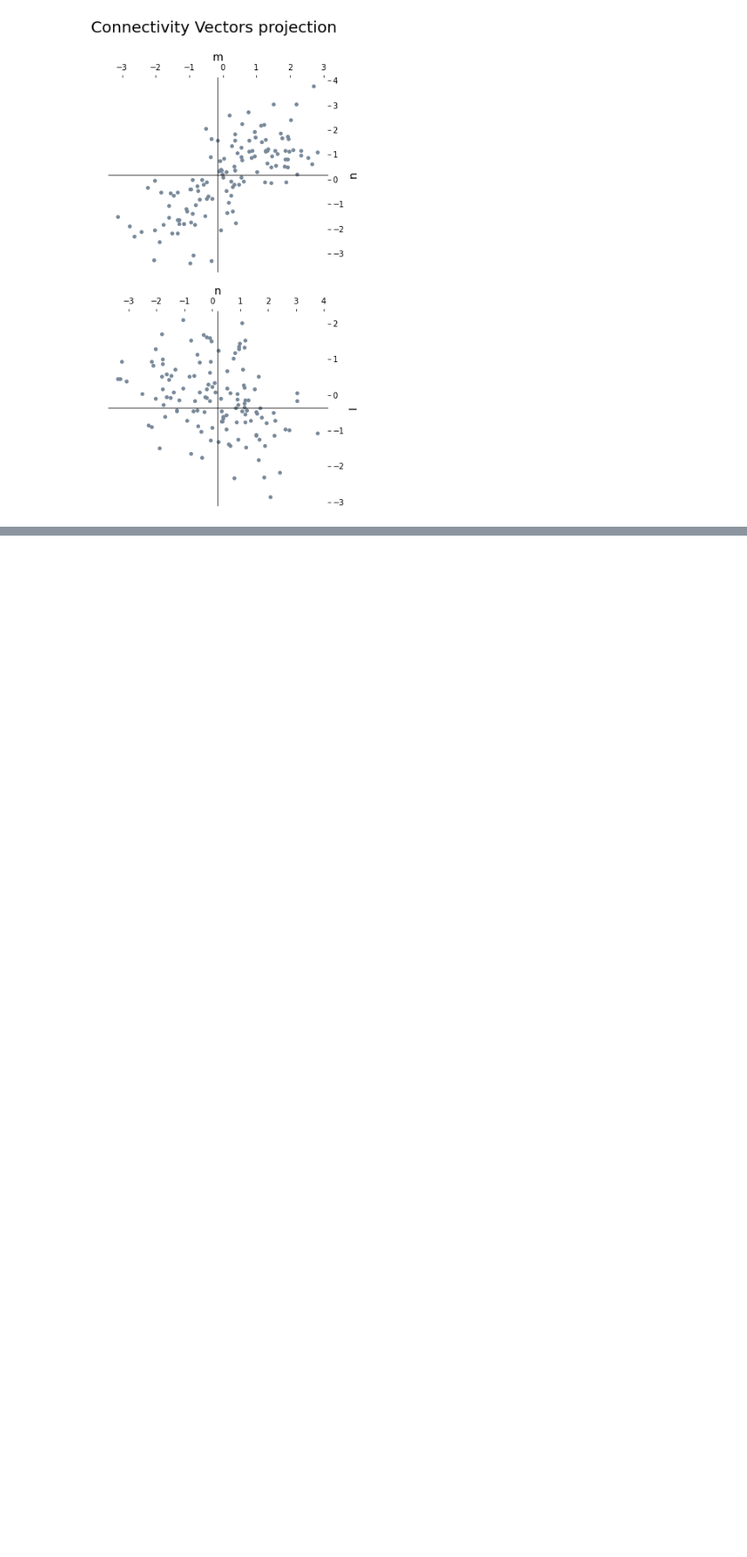
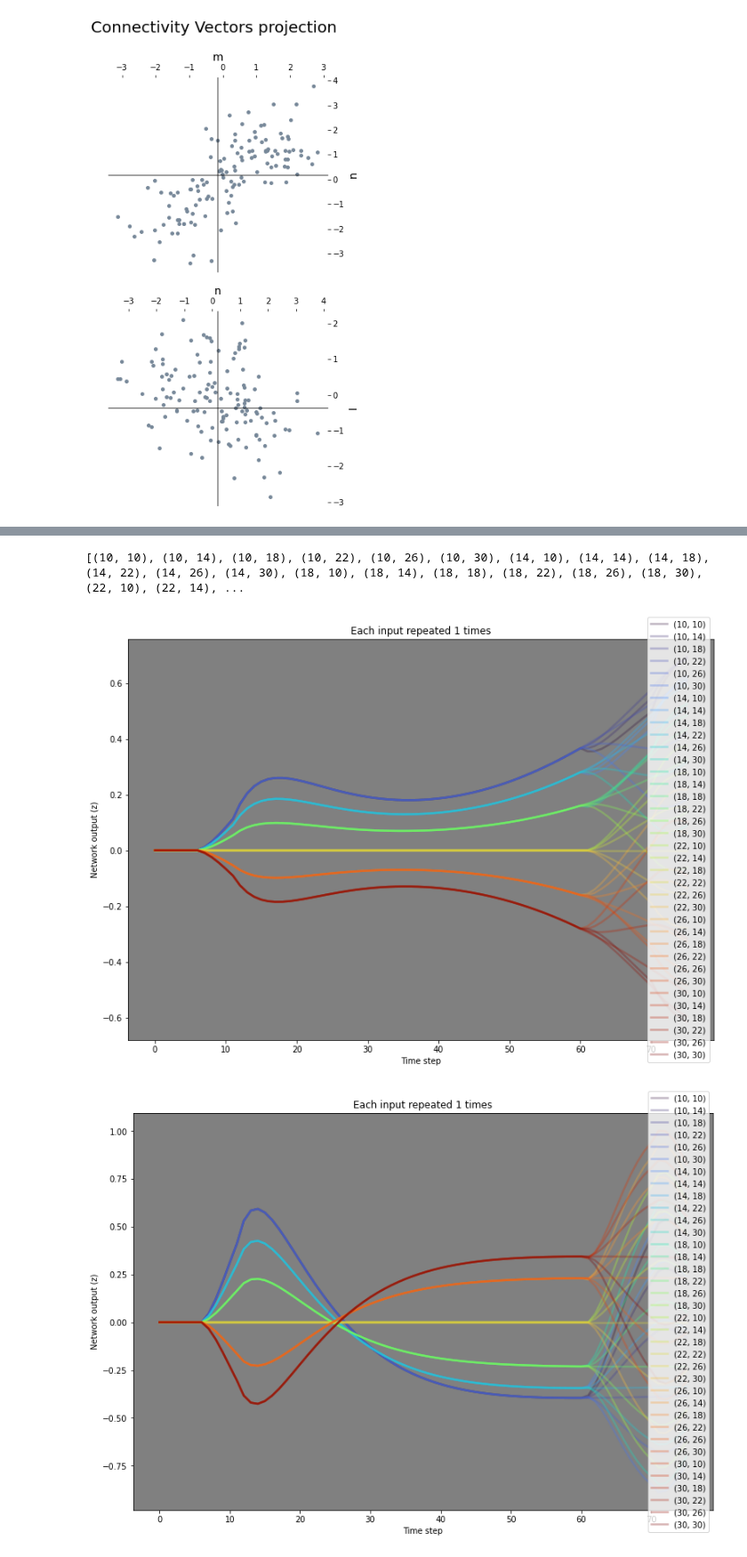
Before and after one commit to Erfan7bt/MHBF, a Jupyter notebook: Projects/ErfanCheck.ipynb, the cells around one changed output, grey strips where cells are left out. Shown at 89% size. Drawn from its saved outputs; the diff is of its cells as text; code cells hidden in the pictures; blank space fills up the shorter version.

```diff
--- a/Projects/ErfanCheck.ipynb
+++ b/Projects/ErfanCheck.ipynb
@@ -106,0 +97,27 @@ plot_input_range(onedmodel_given,
+# %%
+in_params = []
+
+for i in [10,14,18,22,26,30]:
+    for j in [10,14,18,22,26,30]:
+        in_params.append((i,j))
+
+print(in_params)
+
+plot_input_range(twomodel,
+                parametric,
+                in_params,
+                alpha=0.3,
+                num_repeat=1,
+                figsize=(16, 9),
+                linewidth=2.5)
+plot_input_range(twomodel_given,
+                parametric,
+                in_params,
+                alpha=0.3,
+                num_repeat=1,
+                figsize=(16, 9),
+                linewidth=2.5)
+# %% [output]
+[(10, 10), (10, 14), (10, 18), (10, 22), (10, 26), (10, 30), (14, 10), (14, 14), (14, 18), (14, 22), (14, 26), (14, 30), (18, 10), (18, 14), (18, 18), (18, 22), (18, 26), (18, 30), (22, 10), (22, 14), ...
+[figure, added]
+[figure, added]
```
Also changed, not shown: parts of 7 cells of this notebook, 4 other files.
